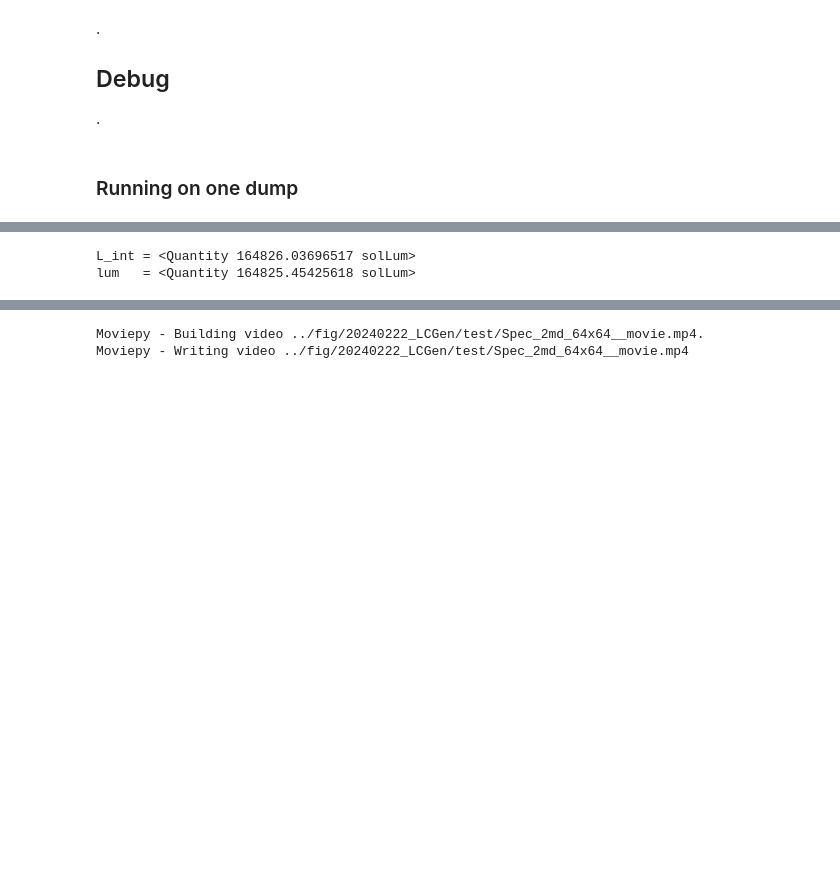
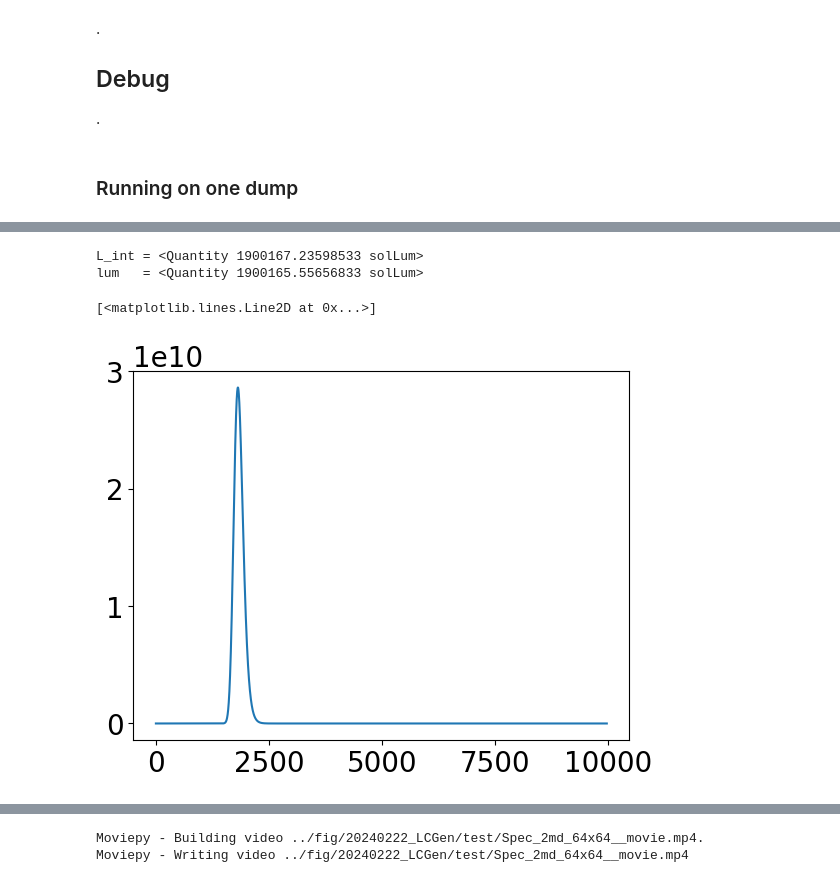
Before and after one commit to chunliangmu/RTinCEE-scripts-2024, a Jupyter notebook: script_LCGen.ipynb, the cells around one changed output, grey strips where cells are left out. Saved outputs shown, nothing was run; the diff lists cells and outputs as text; code cells hidden in the pictures; blank space fills up the shorter version.

```diff
--- a/script_LCGen.ipynb
+++ b/script_LCGen.ipynb
@@ -2342,15 +2377,20 @@ old: rads_dict[key].size = 1528
 if do_debug and __name__ == '__main__':
     # freq: minimum range 1e9~1e20 Hz (covering microwave to x-ray)
     # wavelen 1e-11m ~ 0.1m
-    wavlens = (np.logspace(-10, 10, 10000) * units.m).cgs
+    wavlens = (np.logspace(-10, 0, 10000) * units.m).cgs
     Ts      = set_as_quantity(sdf['T'].iloc[pts_order_used], mpdf.units['temp']).cgs
     Aeffs   = set_as_quantity(jfact_used, mpdf.units['dist']**2).cgs
     L_wavs  = L_wav_nb(wavlens.cgs.value, Ts.cgs.value, Aeffs.cgs.value)
     L_wavs *= units.erg / units.s / units.cm
     L_wavs  = L_wavs.to(units.Lsun / units.cm)
 
-    L_int = np.trapz(L_wavs, wavlens).to(units.Lsun)
+    L_int = np.trapezoid(L_wavs, wavlens).to(units.Lsun)
     print(f"{L_int = }\n{lum   = }")
 # %% [output]
-L_int = <Quantity 164826.03696517 solLum>
-lum   = <Quantity 164825.45425618 solLum>
+L_int = <Quantity 1900167.23598533 solLum>
+lum   = <Quantity 1900165.55656833 solLum>
+# %%
+plt.plot(L_wavs)
+# %% [output]
+[<matplotlib.lines.Line2D at 0x...>]
+[figure, added]
```
Also changed, not shown: parts of 12 cells of this notebook.
